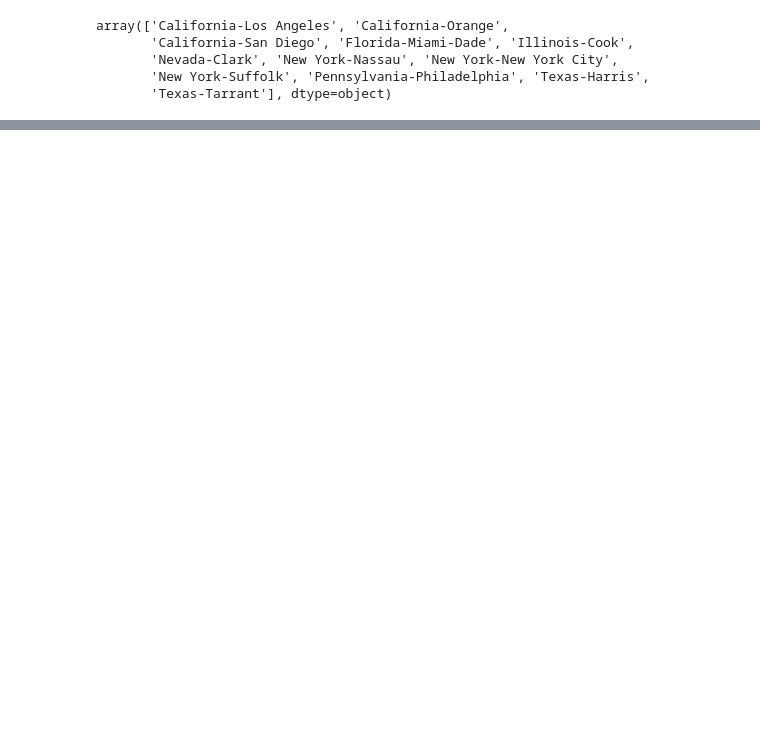
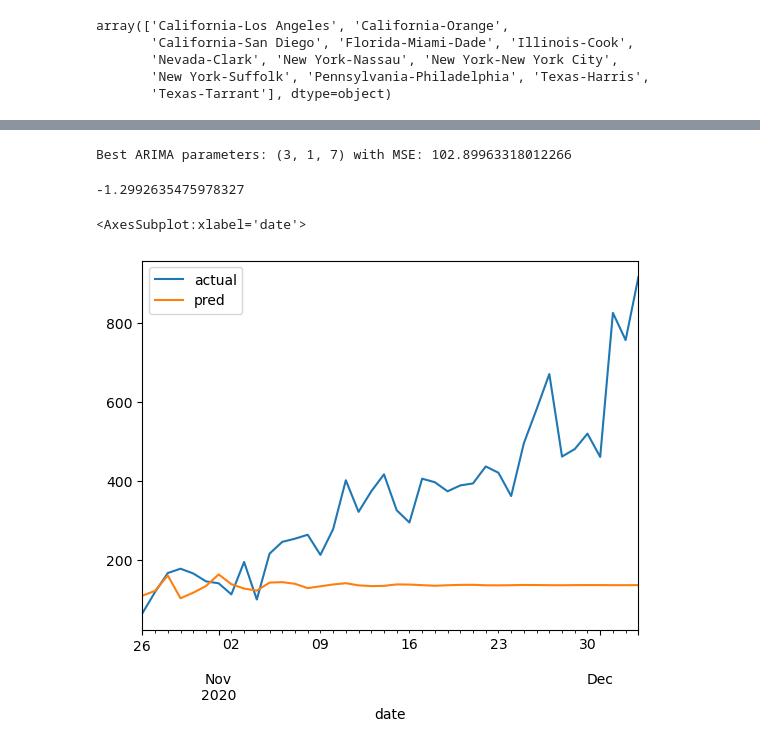
Before and after one commit to songalal/datascienceproject390, a Jupyter notebook: new york arima modeling hyperparameter tuning.ipynb, the cells around one changed output, grey strips where cells are left out. Saved outputs shown, nothing was run; the diff lists cells and outputs as text; code cells hidden in the pictures; blank space fills up the shorter version.

```diff
--- a/new york arima modeling hyperparameter tuning.ipynb
+++ b/new york arima modeling hyperparameter tuning.ipynb
@@ -217,0 +81,47 @@ test.plot(y='incremental_cases')
+# %%
+from sklearn.model_selection import TimeSeriesSplit
+from statsmodels.tsa.arima.model import ARIMA
+from sklearn.metrics import mean_squared_error
+import numpy as np
+
+train = train.loc[:, ['incremental_cases']].reset_index().drop(columns = 'index')
+n_splits = 3
+
+tscv = TimeSeriesSplit(n_splits=n_splits)
+
+p_values = [1, 3,5,7]
+d_values = [2, 1, 0]
+q_values = [12, 7, 10]
+
+best_score, best_cfg = float("inf"), None
+
+for train_index, val_index in tscv.split(train):
+    train_data, val_data = train.loc[train_index, :], train.loc[val_index, :]
+
+    for p in p_values:
+        for d in d_values:
+            for q in q_values:
+                order = (p, d, q)
+                model = ARIMA(train_data.incremental_cases, order = order).fit()
+                forecast = model.forecast(steps=val_data.shape[0])
+                mse = mean_squared_error(val_data.incremental_cases, forecast)
+                if mse < best_score:
+                    best_score, best_cfg = mse, order
+
+print(f'Best ARIMA parameters: {best_cfg} with MSE: {best_score}')
+# %% [output]
+Best ARIMA parameters: (3, 1, 7) with MSE: 102.89963318012266
+# %%
+model = ARIMA(train.incremental_cases, order=(3, 1, 7)).fit()
+pred = model.forecast(steps=40)
+r2 = r2_score(test.incremental_cases, pred)
+print(r2)
+
+prediction = pd.DataFrame({'actual':test.incremental_cases.reset_index(drop = True),
+              'pred':pred.reset_index(drop = True)})
+prediction['date'] = test['date'].reset_index(drop = True)
+prediction.plot(x = 'date', y = ['actual', 'pred'])
+# %% [output]
+-1.2992635475978327
+<AxesSubplot:xlabel='date'>
+[figure, added]
```
Also changed, not shown: parts of 17 cells of this notebook, 4 other files.
